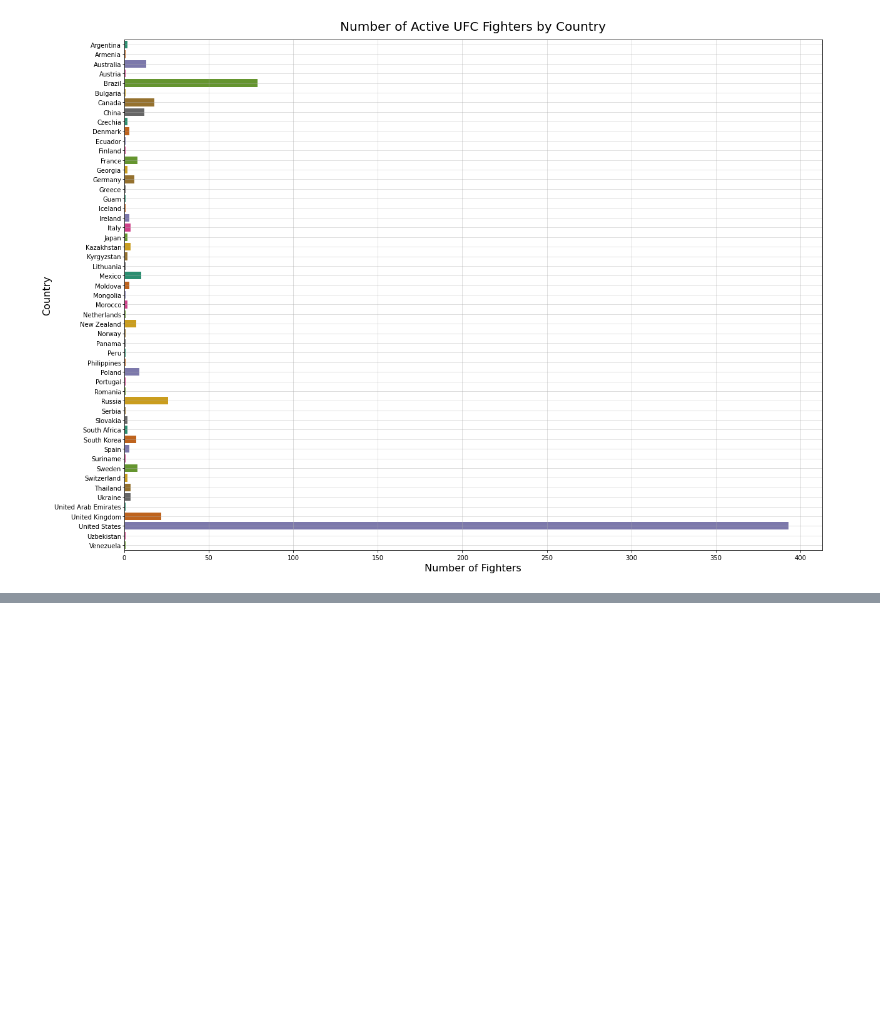
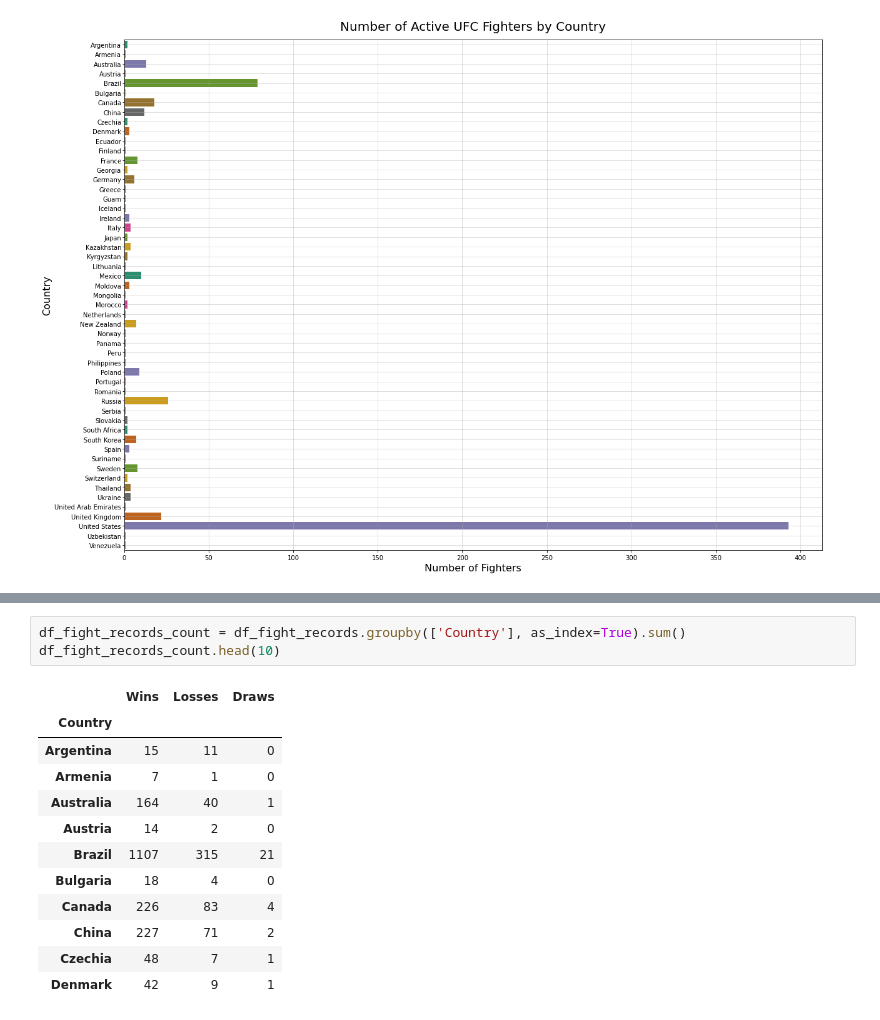
Before and after one commit to Vazquez-Michael-V/ufc_stats, a Jupyter notebook: ufc_charts.ipynb, the cells around one changed output, grey strips where cells are left out. Saved outputs shown, nothing was run; the diff lists cells and outputs as text; blank space fills up the shorter version.

```diff
--- a/ufc_charts.ipynb
+++ b/ufc_charts.ipynb
@@ -74,0 +93,16 @@ plt.show()
+# %%
+df_fight_records_count = df_fight_records.groupby(['Country'], as_index=True).sum()
+df_fight_records_count.head(10)
+# %% [output]
+|  | Wins | Losses | Draws |
+| Country |  |  |  |
+| Argentina | 15 | 11 | 0 |
+| Armenia | 7 | 1 | 0 |
+| Australia | 164 | 40 | 1 |
+| Austria | 14 | 2 | 0 |
+| Brazil | 1107 | 315 | 21 |
+| Bulgaria | 18 | 4 | 0 |
+| Canada | 226 | 83 | 4 |
+| China | 227 | 71 | 2 |
+| Czechia | 48 | 7 | 1 |
+| Denmark | 42 | 9 | 1 |
```
Also changed, not shown: parts of 9 cells of this notebook.
